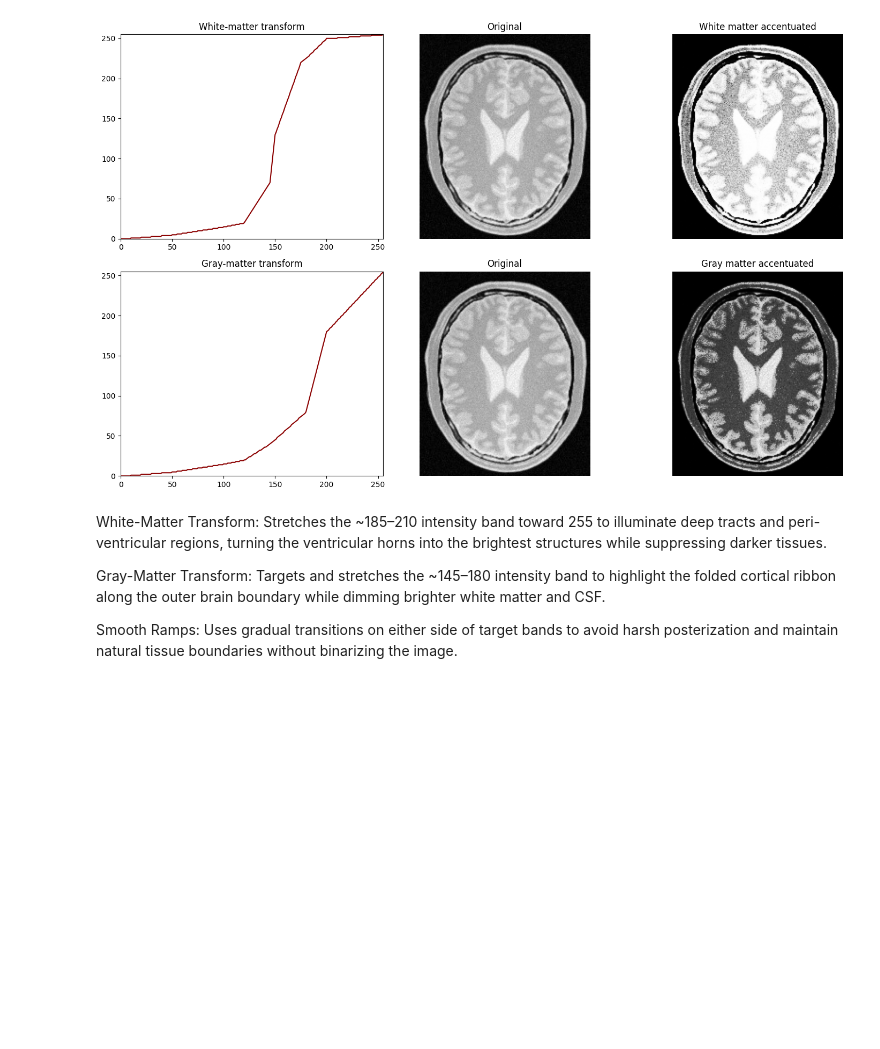
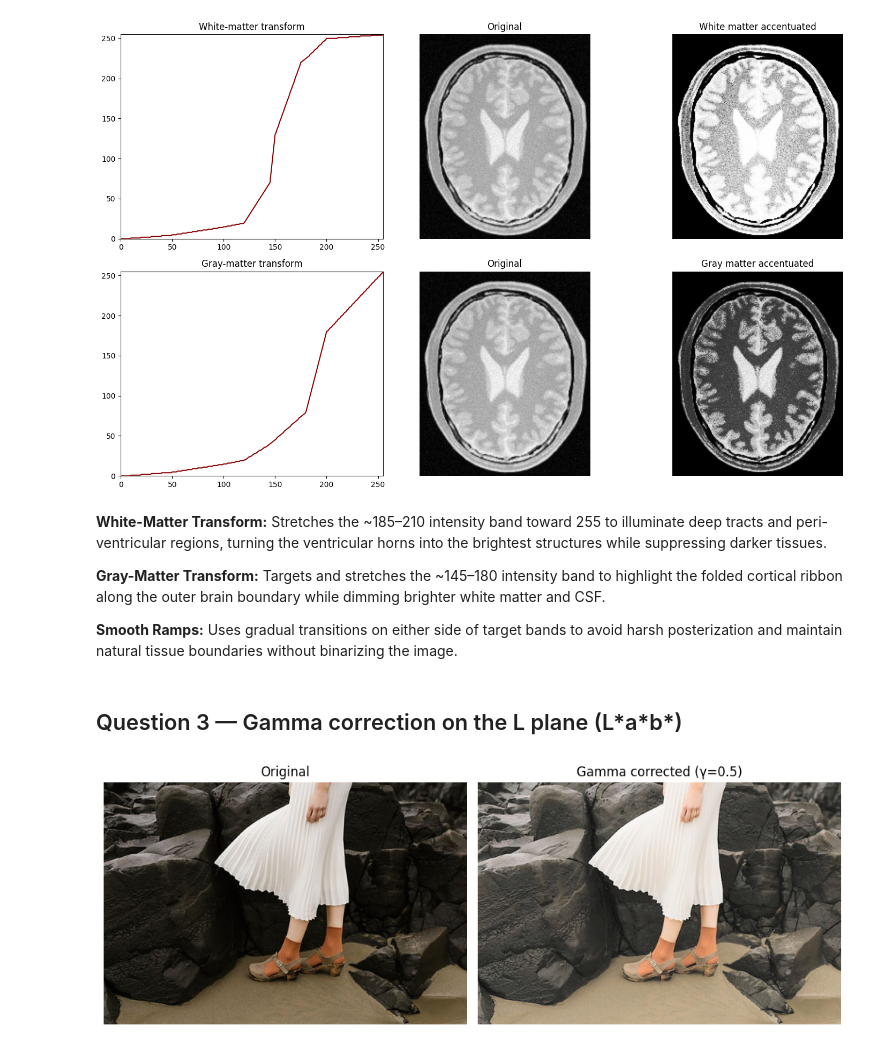
Before and after one commit to Gimadikaram/EN3160-Image-Processing-Assignment-1, a Jupyter notebook: assignment1.ipynb, the cells around one changed output. Drawn from its saved outputs; the diff is of its cells as text; code cells hidden in the pictures; blank space fills up the shorter version.

```diff
--- a/assignment1.ipynb
+++ b/assignment1.ipynb
@@ -102,8 +102,30 @@ plt.show()
 [figure]
 [figure]
 # %% [markdown]
-White-Matter Transform: Stretches the ~185–210 intensity band toward 255 to illuminate deep tracts and peri-ventricular regions, turning the ventricular horns into the brightest structures while suppressing darker tissues.
+<b>White-Matter Transform:</b> Stretches the ~185–210 intensity band toward 255 to illuminate deep tracts and peri-ventricular regions, turning the ventricular horns into the brightest structures while suppressing darker tissues.
 
-Gray-Matter Transform: Targets and stretches the ~145–180 intensity band to highlight the folded cortical ribbon along the outer brain boundary while dimming brighter white matter and CSF.
+<b>Gray-Matter Transform:</b> Targets and stretches the ~145–180 intensity band to highlight the folded cortical ribbon along the outer brain boundary while dimming brighter white matter and CSF.
 
-Smooth Ramps: Uses gradual transitions on either side of target bands to avoid harsh posterization and maintain natural tissue boundaries without binarizing the image.
+<b>Smooth Ramps:</b> Uses gradual transitions on either side of target bands to avoid harsh posterization and maintain natural tissue boundaries without binarizing the image.
+# %% [markdown]
+## Question 3 — Gamma correction on the L plane (L\*a\*b\*)
+# %%
+def gamma_correct_L(img_bgr, gamma):
+    lab = cv2.cvtColor(img_bgr, cv2.COLOR_BGR2LAB).astype(np.float64)
+    L, a, b = cv2.split(lab)
+    L_norm = L / 255.0
+    L_gamma = np.clip(np.power(L_norm, gamma) * 255.0, 0, 255)
+    lab_out = cv2.merge([L_gamma, a, b]).astype(np.uint8)
+    return cv2.cvtColor(lab_out, cv2.COLOR_LAB2BGR)
+# %%
+img3 = cv2.imread(IMG_DIR + "q3.jpeg")
+
+gamma = 0.5
+img3_gc = gamma_correct_L(img3, gamma)
+
+fig, axes = plt.subplots(1, 2, figsize=(10, 5))
+axes[0].imshow(cv2.cvtColor(img3, cv2.COLOR_BGR2RGB)); axes[0].set_title("Original"); axes[0].axis('off')
+axes[1].imshow(cv2.cvtColor(img3_gc, cv2.COLOR_BGR2RGB)); axes[1].set_title(f"Gamma corrected (γ={gamma})"); axes[1].axis('off')
+plt.tight_layout(); plt.show()
+# %% [output]
+[figure, added]
```
Also changed, not shown: parts of 15 cells of this notebook, 3 other files.
